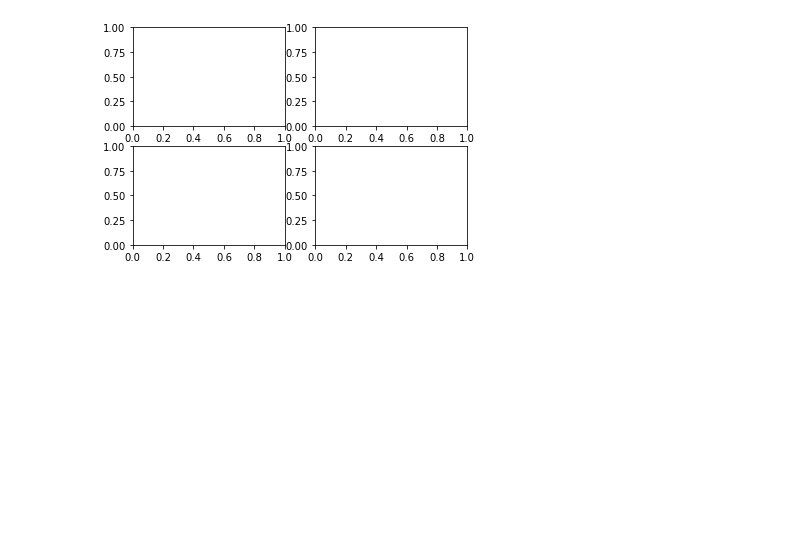
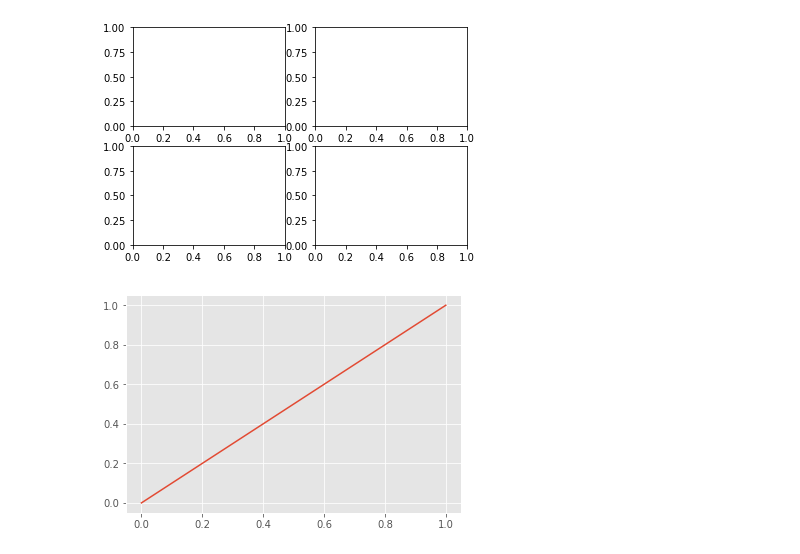
Before and after one commit to yukimura1227/trainings, a Jupyter notebook: matplotlib_sample/matplotlib_sample.ipynb, the cells around one changed output. Drawn from its saved outputs; the diff is of its cells as text; code cells hidden in the pictures; blank space fills up the shorter version.

Commit message:
sample for apply style of 'ggplot'

```diff
--- a/matplotlib_sample/matplotlib_sample.ipynb
+++ b/matplotlib_sample/matplotlib_sample.ipynb
@@ -44,3 +44,16 @@ plt.show()
 [figure]
 [figure]
 [figure]
+# %%
+# ggplotスタイルで描画してみる
+plt.style.use('ggplot')
+
+fig = plt.figure()
+ax = fig.add_subplot(1, 1, 1)
+
+data = [0, 1]
+ax.plot(data)
+
+plt.show()
+# %% [output]
+[figure, added]
```
